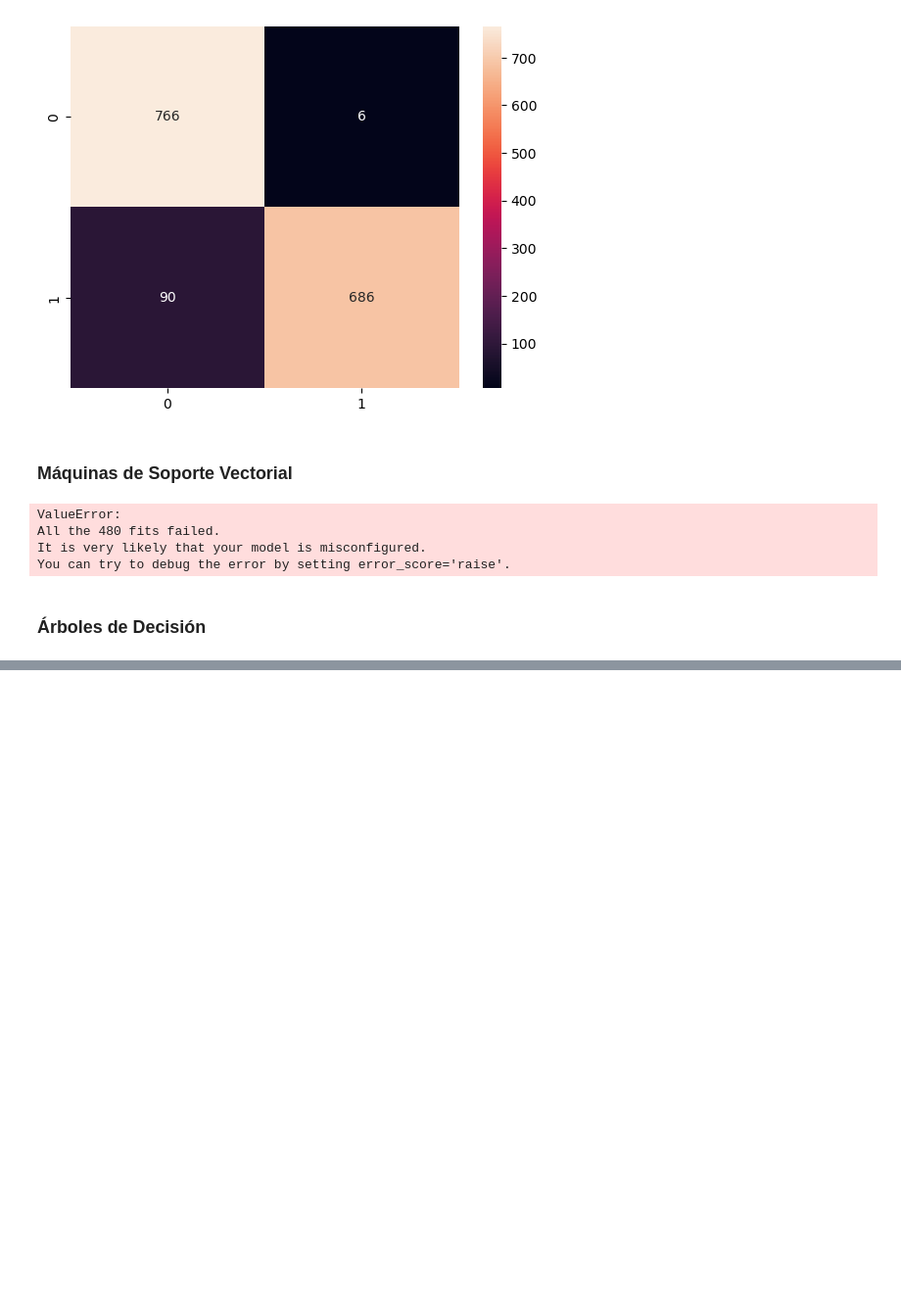
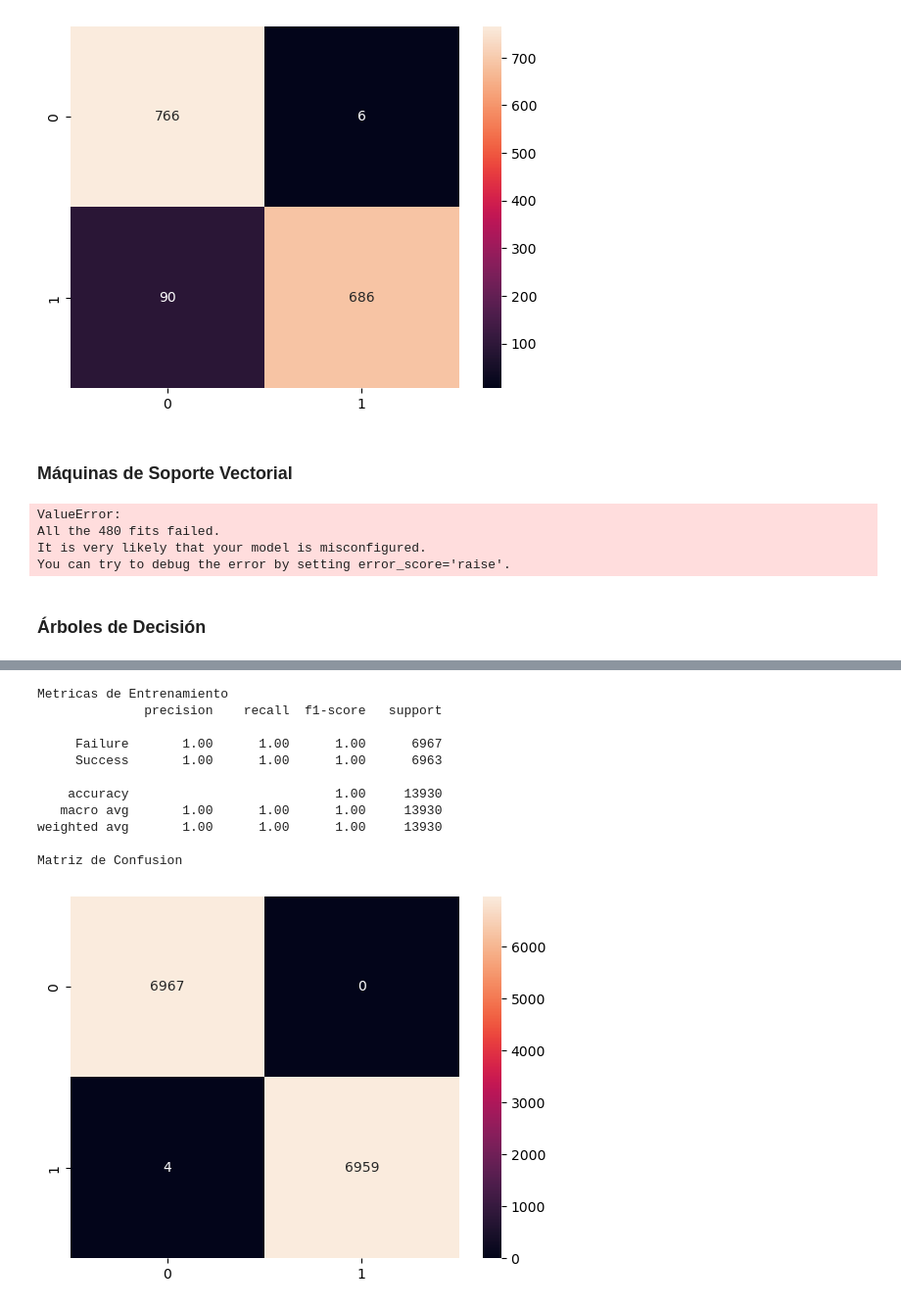
Before and after one commit to Tomaslopera/Scientific_Computing, a Jupyter notebook: Clasificacion/CasoEvaluativo_Clasificacion.ipynb, the cells around one changed output, grey strips where cells are left out. Shown at 98% size. Saved outputs shown, nothing was run; the diff lists cells and outputs as text; code cells hidden in the pictures; blank space fills up the shorter version.

```diff
--- a/Clasificacion/CasoEvaluativo_Clasificacion.ipynb
+++ b/Clasificacion/CasoEvaluativo_Clasificacion.ipynb
@@ -597,0 +600,20 @@ Profundidad del árbol: 54
+# %%
+y_pred_4_train = modelo_4_final.predict(X_train)
+print("Metricas de Entrenamiento")
+print(classification_report(y_train, y_pred_4_train))
+print("Matriz de Confusion")
+sns.heatmap(confusion_matrix(y_train, y_pred_4_train), annot=True, fmt='d')
+plt.show()
+# %% [output]
+Metricas de Entrenamiento
+              precision    recall  f1-score   support
+
+     Failure       1.00      1.00      1.00      6967
+     Success       1.00      1.00      1.00      6963
+
+    accuracy                           1.00     13930
+   macro avg       1.00      1.00      1.00     13930
+weighted avg       1.00      1.00      1.00     13930
+
+Matriz de Confusion
+[figure, added]
```
Also changed, not shown: parts of 7 cells of this notebook, 1 other file.
